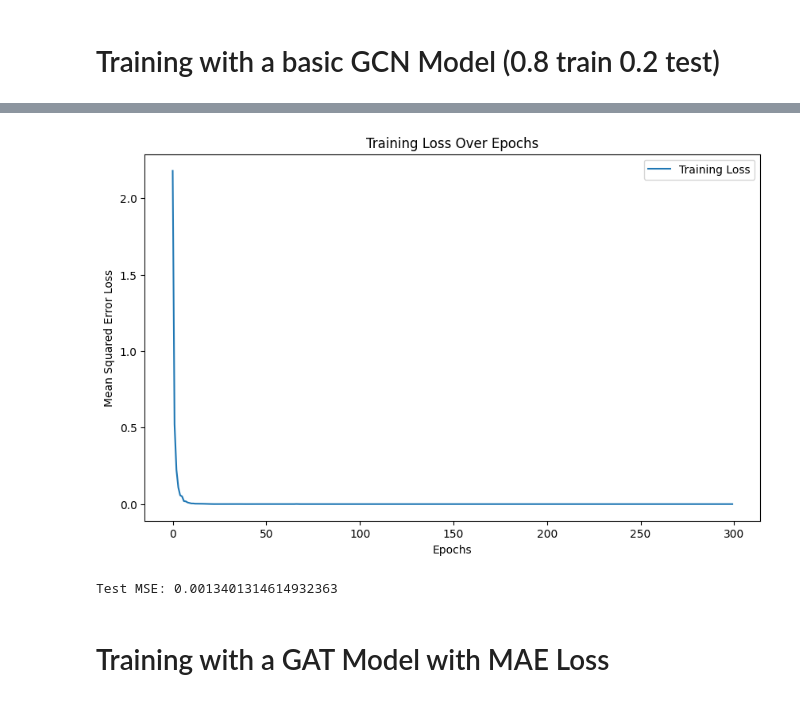
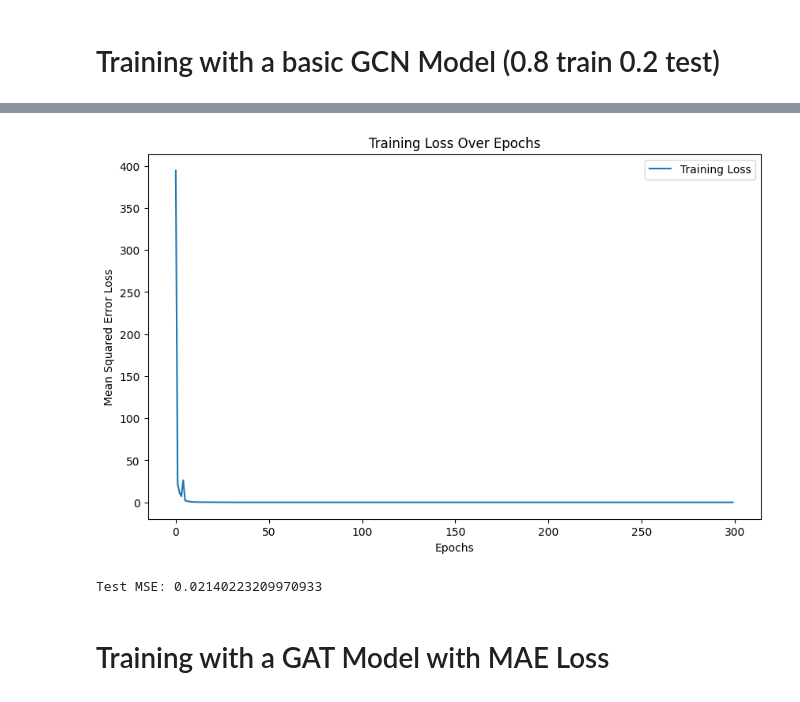
Before and after one commit to arielflt/Protein, a Jupyter notebook: Project.ipynb, the cells around one changed output, grey strips where cells are left out. Cells and saved outputs as stored; diff of their text form; code cells hidden in the pictures.

```diff
--- a/Project.ipynb
+++ b/Project.ipynb
@@ -273,7 +273,7 @@ for epoch in range(300):
         loss.backward()
         optimizer.step()
         total_loss += loss.item() * data.num_nodes
-    epoch_loss = total_loss / sum(data.num_nodes for data in train_dataset)
+    epoch_loss = total_loss/data.num_nodes
     loss_values.append(epoch_loss)
     if epoch % 10 == 0:
         print(f'Epoch {epoch}, Loss: {epoch_loss}')
@@ -316,5 +316,5 @@ Epoch 290, Loss: 9.694051217775684e-06
-[figure, old version]
+[figure, new version]
-Test MSE: 0.0013401314614932363
+Test MSE: 0.02140223209970933
 # %% [markdown]
 # Training with a GAT Model with MAE Loss
 # %%
```
Also changed, not shown: parts of 3 cells of this notebook, 4 other files.
